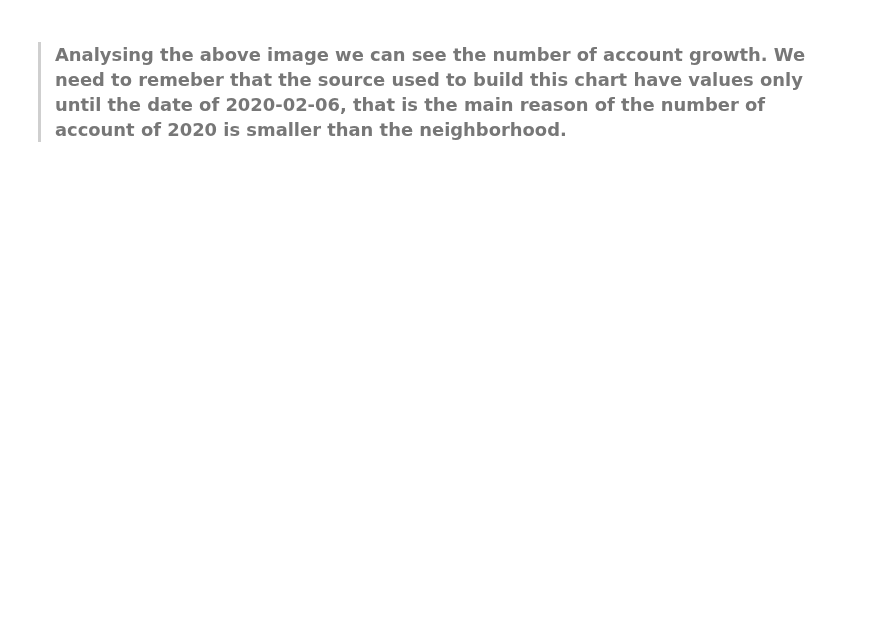
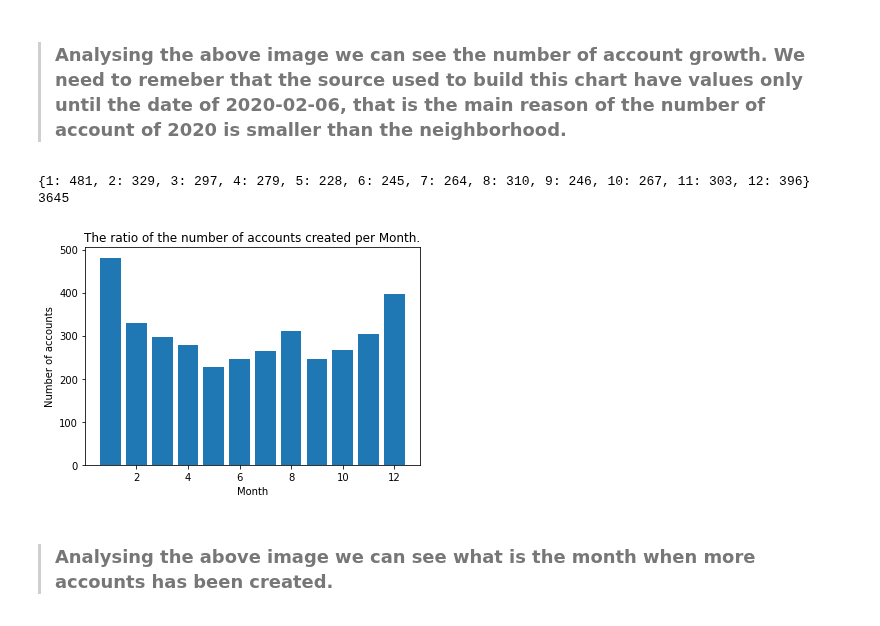
Before and after one commit to victor-s-santos/DataAnalystic-Test, a Jupyter notebook: Analysis2.ipynb, the cells around one changed output. Cells and saved outputs as stored; diff of their text form; code cells hidden in the pictures; blank space fills up the shorter version.

Commit message:
the relation by month

```diff
--- a/Analysis2.ipynb
+++ b/Analysis2.ipynb
@@ -197,2 +196,39 @@ plt.savefig('images/accountbydate.png', dpi=400)
 # %% [markdown]
 > ### Analysing the above image we can see the number of account growth. We need to remeber that the source used to build this chart have values only until the date of 2020-02-06, that is the main reason of the number of account of 2020 is smaller than the neighborhood.
+# %%
+dicionario_mes = {
+    1 : 0,
+    2 : 0,
+    3 : 0,
+    4 : 0,
+    5 : 0,
+    6 : 0,
+    7 : 0,
+    8 : 0,
+    9 : 0,
+    10 : 0,
+    11 : 0,
+    12 : 0
+}
+for index, row in players.iterrows():
+        if int(row['cadastrado_em'][5:7]) in dicionario_mes.keys():
+            n = int(row['cadastrado_em'][5:7])
+            dicionario_mes[n] += 1
+        pass
+# %%
+print(dicionario_mes)
+print(sum(dicionario_mes.values()))
+# %% [output]
+{1: 481, 2: 329, 3: 297, 4: 279, 5: 228, 6: 245, 7: 264, 8: 310, 9: 246, 10: 267, 11: 303, 12: 396}
+3645
+# %%
+plt.bar(*zip(*dicionario_mes.items()))
+plt.title('The ratio of the number of accounts created per Month.')
+plt.xlabel('Month')
+plt.ylabel('Number of accounts')
+plt.savefig('images/accountbymonth', dpi=400, format="png")
+plt.show()
+# %% [output]
+[figure, added]
+# %% [markdown]
+> ### Analysing the above image we can see what is the month when more accounts has been created.
```
Also changed, not shown: parts of 1 cell of this notebook, 2 other files.
